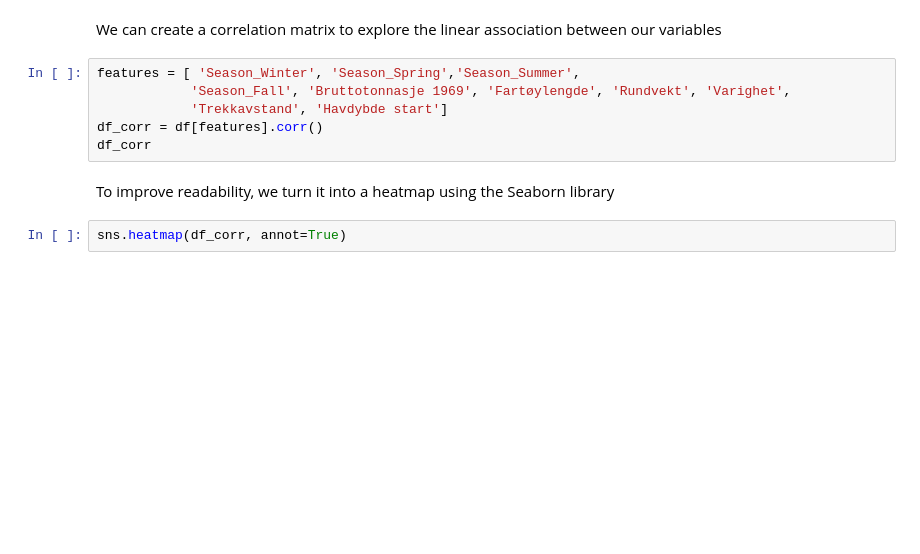
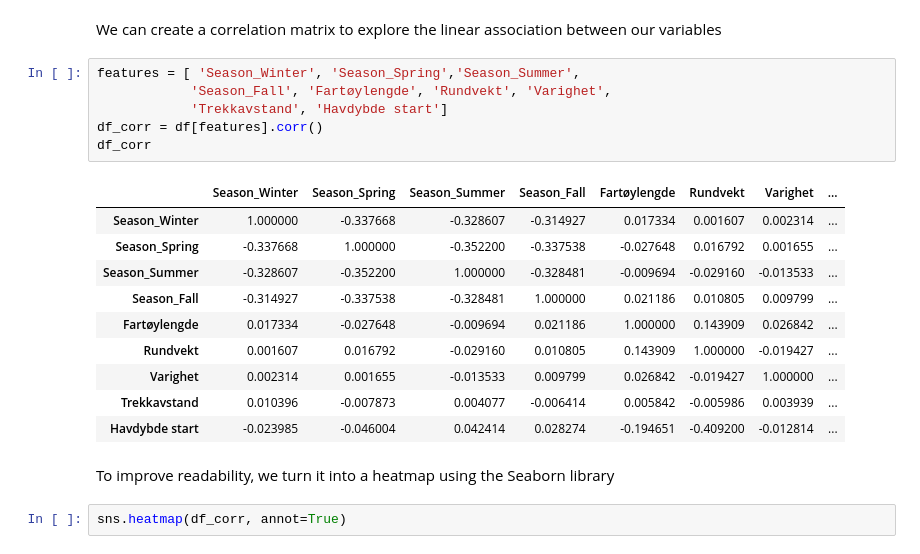
Before and after one commit to StaaleKarlstad/INFO284, a Jupyter notebook: Notebooks/random_forest.ipynb, the cells around one changed output. Drawn from its saved outputs; the diff is of its cells as text; blank space fills up the shorter version.

```diff
--- a/Notebooks/random_forest.ipynb
+++ b/Notebooks/random_forest.ipynb
@@ -440,10 +458,21 @@ KeyboardInterrupt:
 We can create a correlation matrix to explore the linear association between our variables
 # %%
 features = [ 'Season_Winter', 'Season_Spring','Season_Summer',
-            'Season_Fall', 'Bruttotonnasje 1969', 'Fartøylengde', 'Rundvekt', 'Varighet',
+            'Season_Fall', 'Fartøylengde', 'Rundvekt', 'Varighet',
             'Trekkavstand', 'Havdybde start']
 df_corr = df[features].corr()
 df_corr
+# %% [output]
+|  | Season_Winter | Season_Spring | Season_Summer | Season_Fall | Fartøylengde | Rundvekt | Varighet | ... |
+| Season_Winter | 1.000000 | -0.337668 | -0.328607 | -0.314927 | 0.017334 | 0.001607 | 0.002314 | ... |
+| Season_Spring | -0.337668 | 1.000000 | -0.352200 | -0.337538 | -0.027648 | 0.016792 | 0.001655 | ... |
+| Season_Summer | -0.328607 | -0.352200 | 1.000000 | -0.328481 | -0.009694 | -0.029160 | -0.013533 | ... |
+| Season_Fall | -0.314927 | -0.337538 | -0.328481 | 1.000000 | 0.021186 | 0.010805 | 0.009799 | ... |
+| Fartøylengde | 0.017334 | -0.027648 | -0.009694 | 0.021186 | 1.000000 | 0.143909 | 0.026842 | ... |
+| Rundvekt | 0.001607 | 0.016792 | -0.029160 | 0.010805 | 0.143909 | 1.000000 | -0.019427 | ... |
+| Varighet | 0.002314 | 0.001655 | -0.013533 | 0.009799 | 0.026842 | -0.019427 | 1.000000 | ... |
+| Trekkavstand | 0.010396 | -0.007873 | 0.004077 | -0.006414 | 0.005842 | -0.005986 | 0.003939 | ... |
+| Havdybde start | -0.023985 | -0.046004 | 0.042414 | 0.028274 | -0.194651 | -0.409200 | -0.012814 | ... |
 # %% [markdown]
 To improve readability, we turn it into a heatmap using the Seaborn library
 # %%
```
Also changed, not shown: parts of 19 cells of this notebook.
